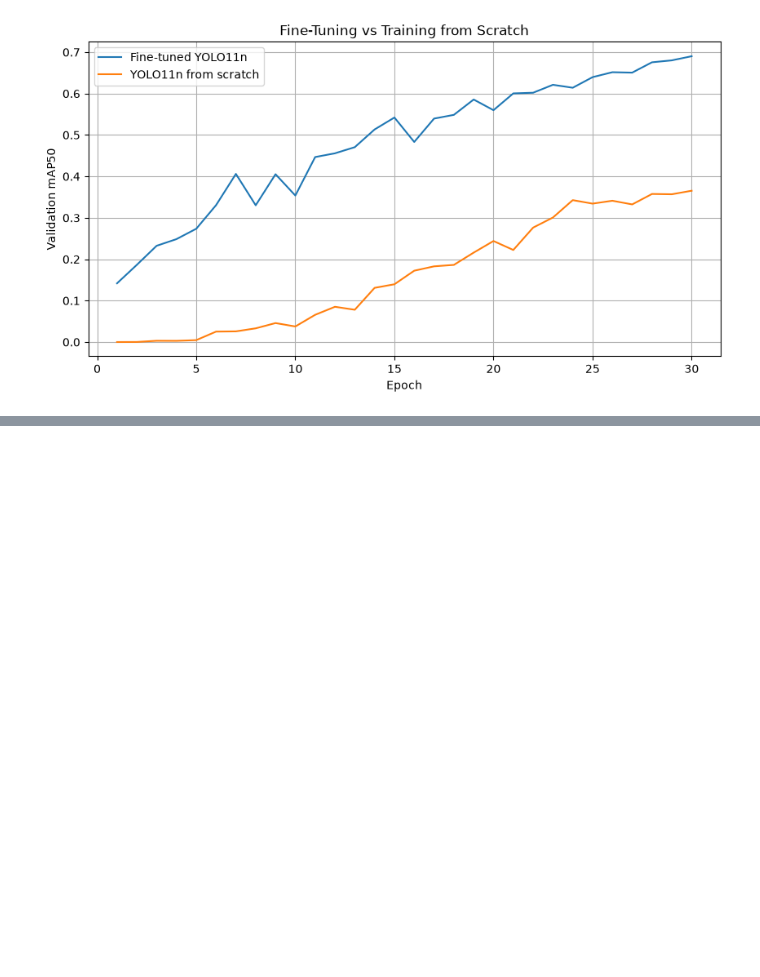
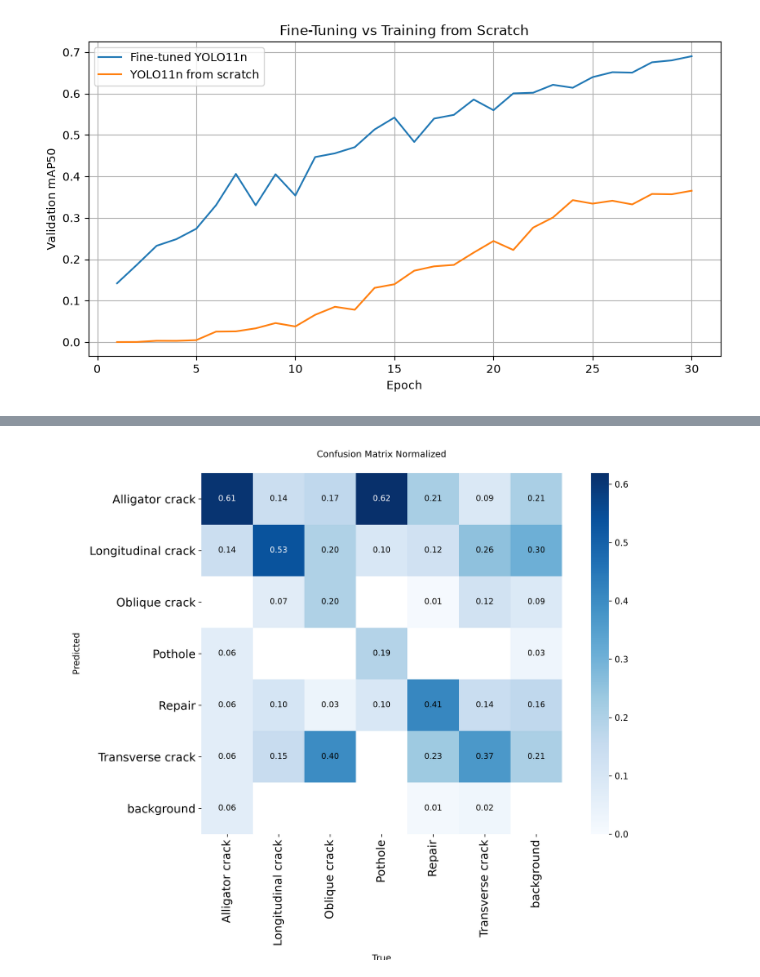
Before and after one commit to 94921234/daiist-assignment-2, a Jupyter notebook: train.ipynb, the cells around one changed output, grey strips where cells are left out. Saved outputs shown, nothing was run; the diff lists cells and outputs as text; code cells hidden in the pictures; blank space fills up the shorter version.

```diff
--- a/train.ipynb
+++ b/train.ipynb
@@ -324,0 +520,8 @@ plt.show()
+# %%
+display(Image(
+    filename=str(
+        results_folder / "confusion_matrix_normalized.png"
+    )
+))
+# %% [output]
+[figure, added]
```
Also changed, not shown: parts of 8 cells of this notebook, 1 other file.
